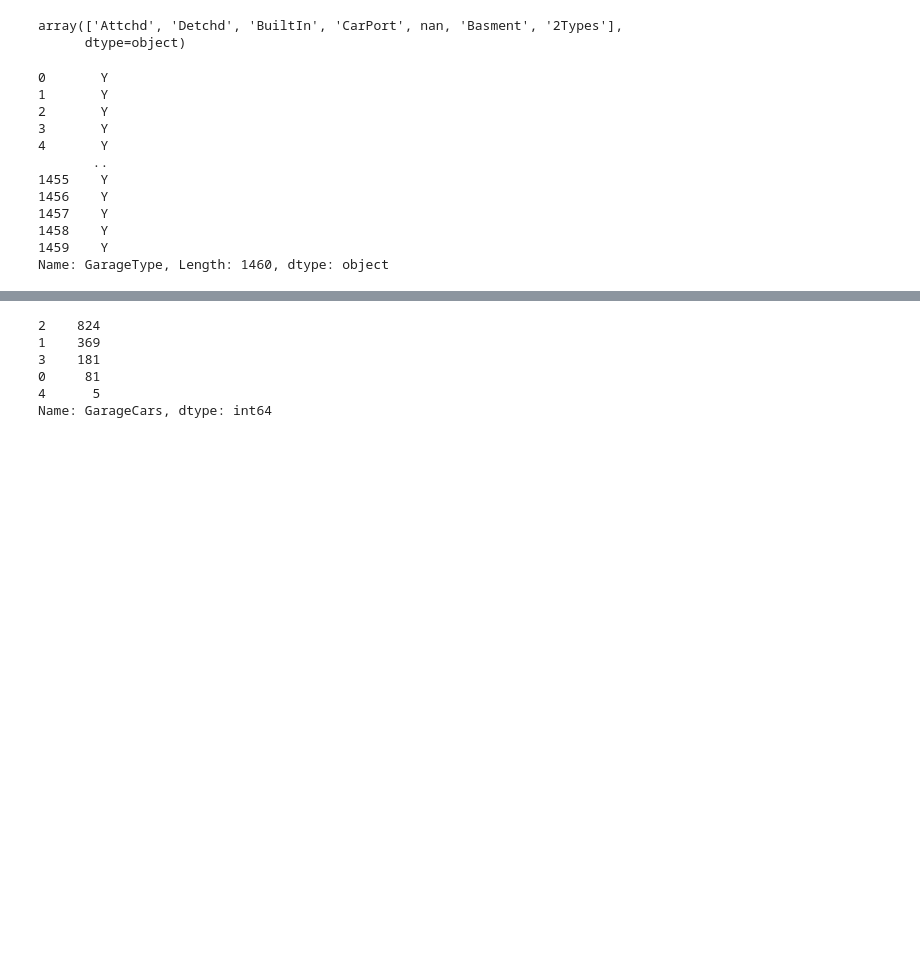
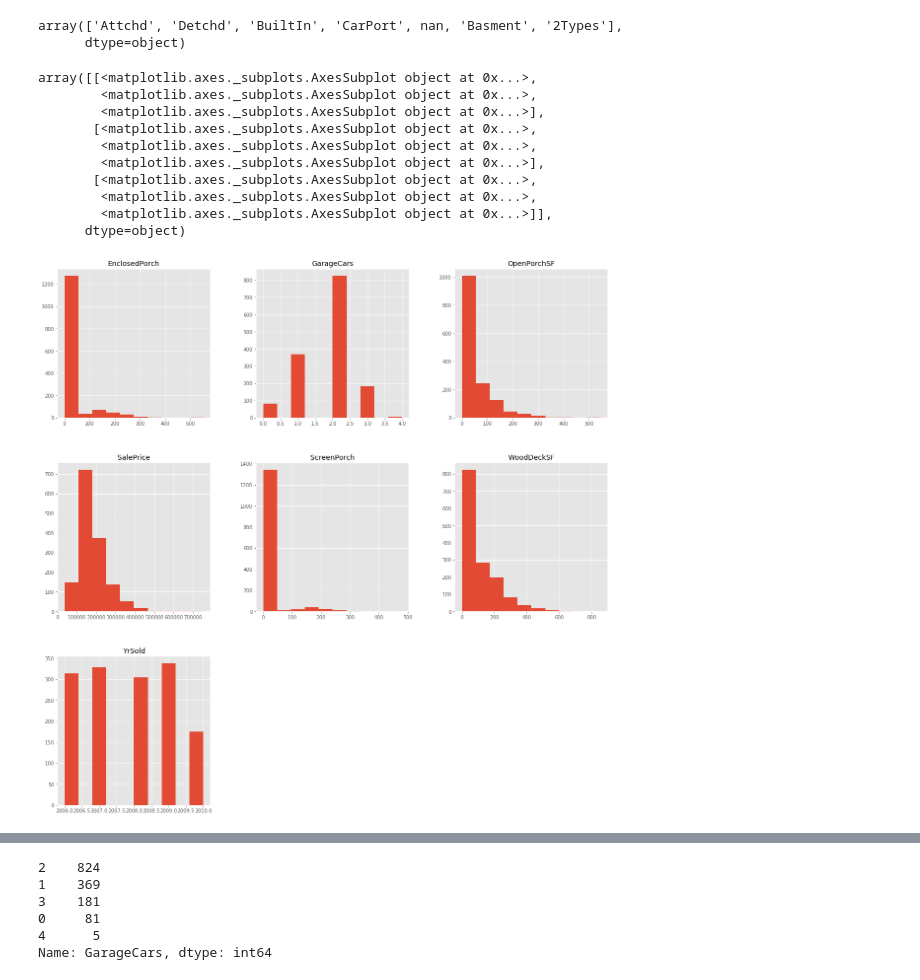
Before and after one commit to hello-juan/AmesHousing, a Jupyter notebook: Ames Housing Project.ipynb, the cells around one changed output, grey strips where cells are left out. Saved outputs shown, nothing was run; the diff lists cells and outputs as text; code cells hidden in the pictures; blank space fills up the shorter version.

```diff
--- a/Ames Housing Project.ipynb
+++ b/Ames Housing Project.ipynb
@@ -8,9 +8,3 @@ df = ames[['GarageType', "GarageCars","GarageArea","GarageQual","GarageCond","Pa
-# %%
-df['GarageType'].fillna("N")
-df["GarageType"].unique()
-# %% [output]
-array(['Attchd', 'Detchd', 'BuiltIn', 'CarPort', nan, 'Basment', '2Types'],
-      dtype=object)
 # %%
 # GarageType - Garage or no Garage
 # GarageCars
@@ -21,20 +15,7 @@ array(['Attchd', 'Detchd', 'BuiltIn', 'CarPort', nan, 'Basment', '2Types'],
 # ScreenPorch +
 # YrSold
 # SaleCodition Investigate Subgroups
+df['GarageType'].unique()
+# %% [output]
+array(['Attchd', 'Detchd', 'BuiltIn', 'CarPort', nan, 'Basment', '2Types'],
+      dtype=object)
-# %%
-#GarageType - Garage or no Garage
-df.loc[:,('GarageType')] = ['N' if x=="nan" else 'Y' for x in df['GarageType']]
-df['GarageType']
-# %% [output]
-0       Y
-1       Y
-2       Y
-3       Y
-4       Y
-       ..
-1455    Y
-1456    Y
-1457    Y
-1458    Y
-1459    Y
-Name: GarageType, Length: 1460, dtype: object
@@ -40,0 +37,14 @@ Name: GarageType, Length: 1460, dtype: object
+# %%
+df.hist(figsize = (20, 20))
+# %% [output]
+array([[<matplotlib.axes._subplots.AxesSubplot object at 0x...>,
+        <matplotlib.axes._subplots.AxesSubplot object at 0x...>,
+        <matplotlib.axes._subplots.AxesSubplot object at 0x...>],
+       [<matplotlib.axes._subplots.AxesSubplot object at 0x...>,
+        <matplotlib.axes._subplots.AxesSubplot object at 0x...>,
+        <matplotlib.axes._subplots.AxesSubplot object at 0x...>],
+       [<matplotlib.axes._subplots.AxesSubplot object at 0x...>,
+        <matplotlib.axes._subplots.AxesSubplot object at 0x...>,
+        <matplotlib.axes._subplots.AxesSubplot object at 0x...>]],
+      dtype=object)
+[figure, added]
```
Also changed, not shown: parts of 10 cells of this notebook.
